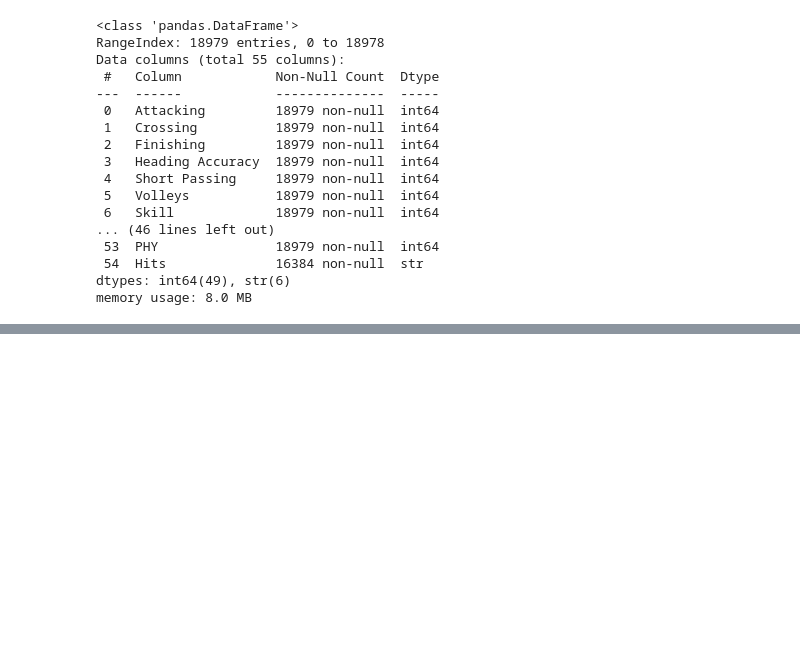
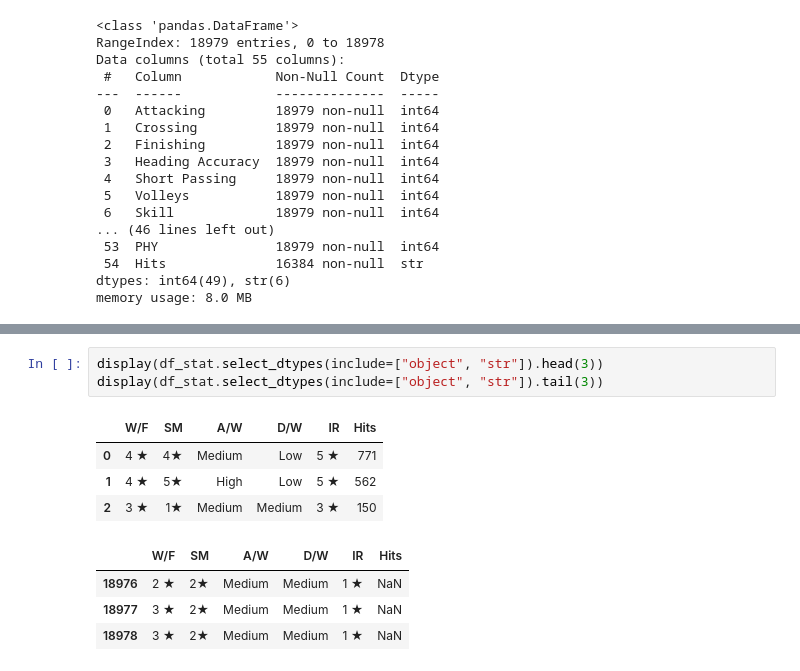
Before and after one commit to Gerum-Berhanu/data-cleaning, a Jupyter notebook: projects/04_fifa_21/data_cleaning.ipynb, the cells around one changed output, grey strips where cells are left out. Drawn from its saved outputs; the diff is of its cells as text; blank space fills up the shorter version.

```diff
--- a/projects/04_fifa_21/data_cleaning.ipynb
+++ b/projects/04_fifa_21/data_cleaning.ipynb
@@ -628,0 +657,12 @@ memory usage: 8.0 MB
+# %%
+display(df_stat.select_dtypes(include=["object", "str"]).head(3))
+display(df_stat.select_dtypes(include=["object", "str"]).tail(3))
+# %% [output]
+|  | W/F | SM | A/W | D/W | IR | Hits |
+| 0 | 4 ★ | 4★ | Medium | Low | 5 ★ | 771 |
+| 1 | 4 ★ | 5★ | High | Low | 5 ★ | 562 |
+| 2 | 3 ★ | 1★ | Medium | Medium | 3 ★ | 150 |
+|  | W/F | SM | A/W | D/W | IR | Hits |
+| 18976 | 2 ★ | 2★ | Medium | Medium | 1 ★ | NaN |
+| 18977 | 3 ★ | 2★ | Medium | Medium | 1 ★ | NaN |
+| 18978 | 3 ★ | 2★ | Medium | Medium | 1 ★ | NaN |
```
Also changed, not shown: parts of 7 cells of this notebook.
